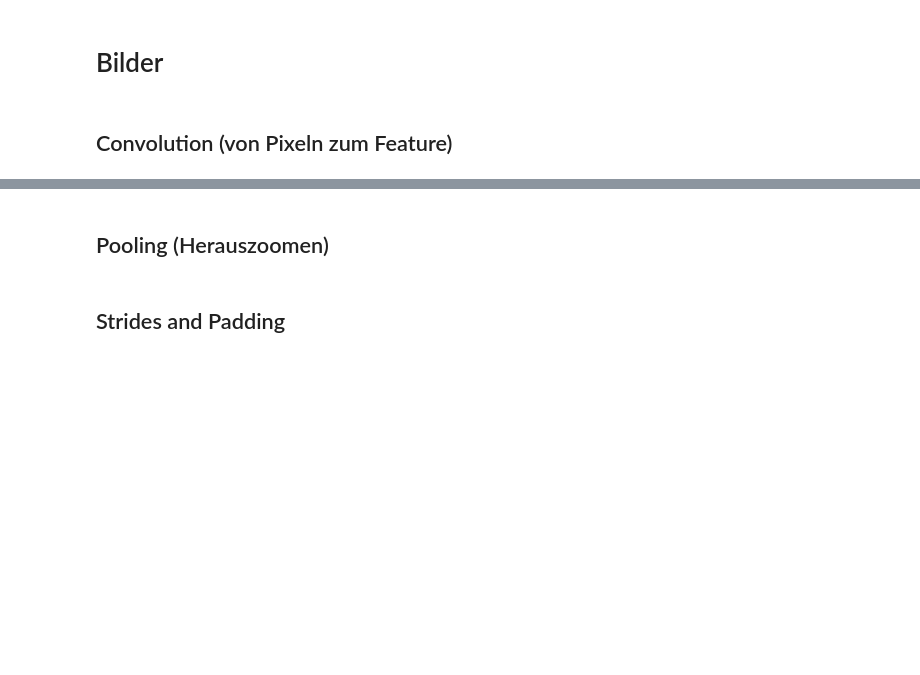
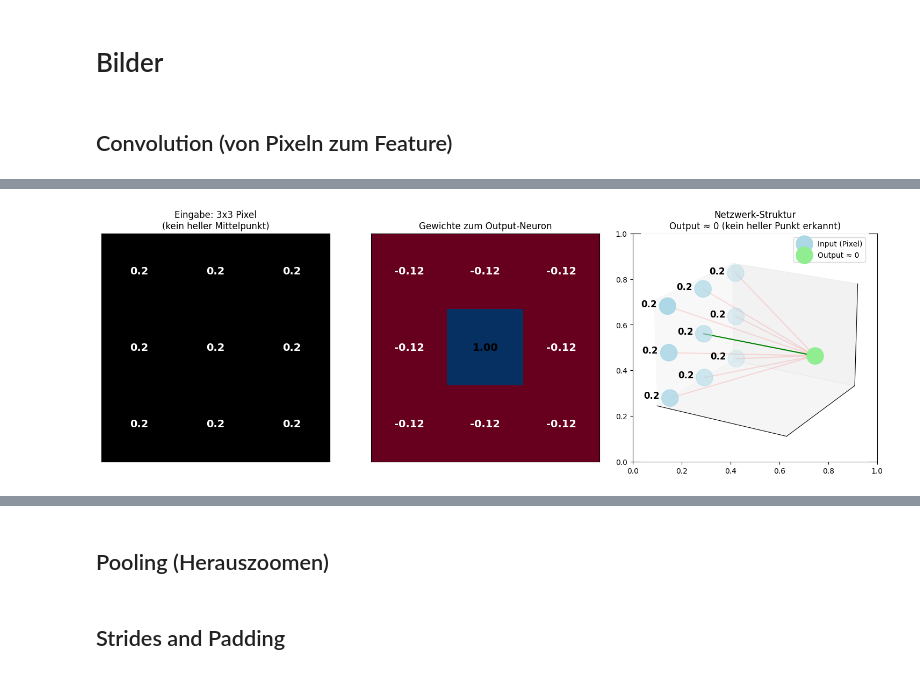
Before and after one commit to mrs-curi0sity/ki-fuer-marie, a Jupyter notebook: episodes/02-fortgeschrittene-konzepte-neuronaler-netze/code/neural_networks.ipynb, the cells around one changed output, grey strips where cells are left out. Saved outputs shown, nothing was run; the diff lists cells and outputs as text; code cells hidden in the pictures; blank space fills up the shorter version.

```diff
--- a/episodes/02-fortgeschrittene-konzepte-neuronaler-netze/code/neural_networks.ipynb
+++ b/episodes/02-fortgeschrittene-konzepte-neuronaler-netze/code/neural_networks.ipynb
@@ -6,0 +169,89 @@
+# %%
+import numpy as np
+import matplotlib.pyplot as plt
+from mpl_toolkits.mplot3d import Axes3D
+
+# Ein 3x3 Bildausschnitt OHNE helleren Mittelpunkt
+input_patch = np.array([
+   [0.2, 0.2, 0.2],
+   [0.2, 0.2, 0.2],  # Mittelpunkt ist gleich hell
+   [0.2, 0.2, 0.2]
+])
+
+weights = np.array([
+   [-1, -1, -1],
+   [-1,  8, -1],
+   [-1, -1, -1]
+]) / 8
+
+fig, axes = plt.subplots(1, 3, figsize=(15, 5))
+
+# Eingabepixel mit Werten
+axes[0].imshow(input_patch, cmap='gray')
+axes[0].set_title('Eingabe: 3x3 Pixel\n(kein heller Mittelpunkt)')
+for i in range(3):
+   for j in range(3):
+       axes[0].text(j, i, f'{input_patch[i,j]:.1f}',
+                   ha='center', va='center',
+                   color='white' if input_patch[i,j] < 0.5 else 'black',
+                   fontsize=14, fontweight='bold')
+axes[0].set_xticks([])
+axes[0].set_yticks([])
+
+# Gewichte mit Werten
+axes[1].imshow(weights, cmap='RdBu')
+axes[1].set_title('Gewichte zum Output-Neuron')
+for i in range(3):
+   for j in range(3):
+       axes[1].text(j, i, f'{weights[i,j]:.2f}',
+                   ha='center', va='center',
+                   color='white' if weights[i,j] < 0 else 'black',
+                   fontsize=14, fontweight='bold')
+axes[1].set_xticks([])
+axes[1].set_yticks([])
+
+# 3D Netzwerk-Struktur
+ax = axes[2] = plt.subplot(133, projection='3d')
+ax.set_title('Netzwerk-Struktur\nOutput ≈ 0 (kein heller Punkt erkannt)')
+
+# Erstelle 3x3 Grid in 3D - jetzt aufrecht
+y, z = np.meshgrid(range(3), range(3))
+x = np.zeros_like(y)  # Alle Input-Neuronen in einer Ebene
+
+# Plot input layer als 3x3 Grid
+ax.scatter(x.flatten(), y.flatten(), z.flatten(),
+         c='lightblue', s=500, label='Input (Pixel)')
+
+# Plot output neuron rechts vom Grid
+output_pos = np.array([2, 1, 1])  # x, y, z
+ax.scatter(*output_pos, c='lightgreen', s=500, label='Output ≈ 0')
+
+# Verbindungen mit unterschiedlichen Farben je nach Gewicht
+for i in range(3):
+   for j in range(3):
+       weight = weights[i,j]
+       color = 'red' if weight < 0 else 'green'
+       ax.plot([x[i,j], output_pos[0]],
+               [y[i,j], output_pos[1]],
+               [z[i,j], output_pos[2]],
+               c=color, alpha=abs(weight))
+       # Füge Helligkeitswerte bei den Input-Neuronen hinzu
+       ax.text(x[i,j]-0.2, y[i,j], z[i,j],
+               f'{input_patch[i,j]:.1f}',
+               ha='right', va='center',
+               fontsize=12, fontweight='bold')
+
+ax.view_init(elev=20, azim=-60)
+ax.set_xticks([])
+ax.set_yticks([])
+ax.set_zticks([])
+ax.legend()
+
+plt.tight_layout()
+
+# Berechne und zeige Output
+output = np.sum(input_patch * weights)
+print(f"Output des Neurons: {output:.2f}")  # Sollte nahe 0 sein
+
+plt.show()
+# %% [output]
@@ -6,0 +259 @@
+[figure, added]
```
Also changed, not shown: parts of 8 cells of this notebook.
